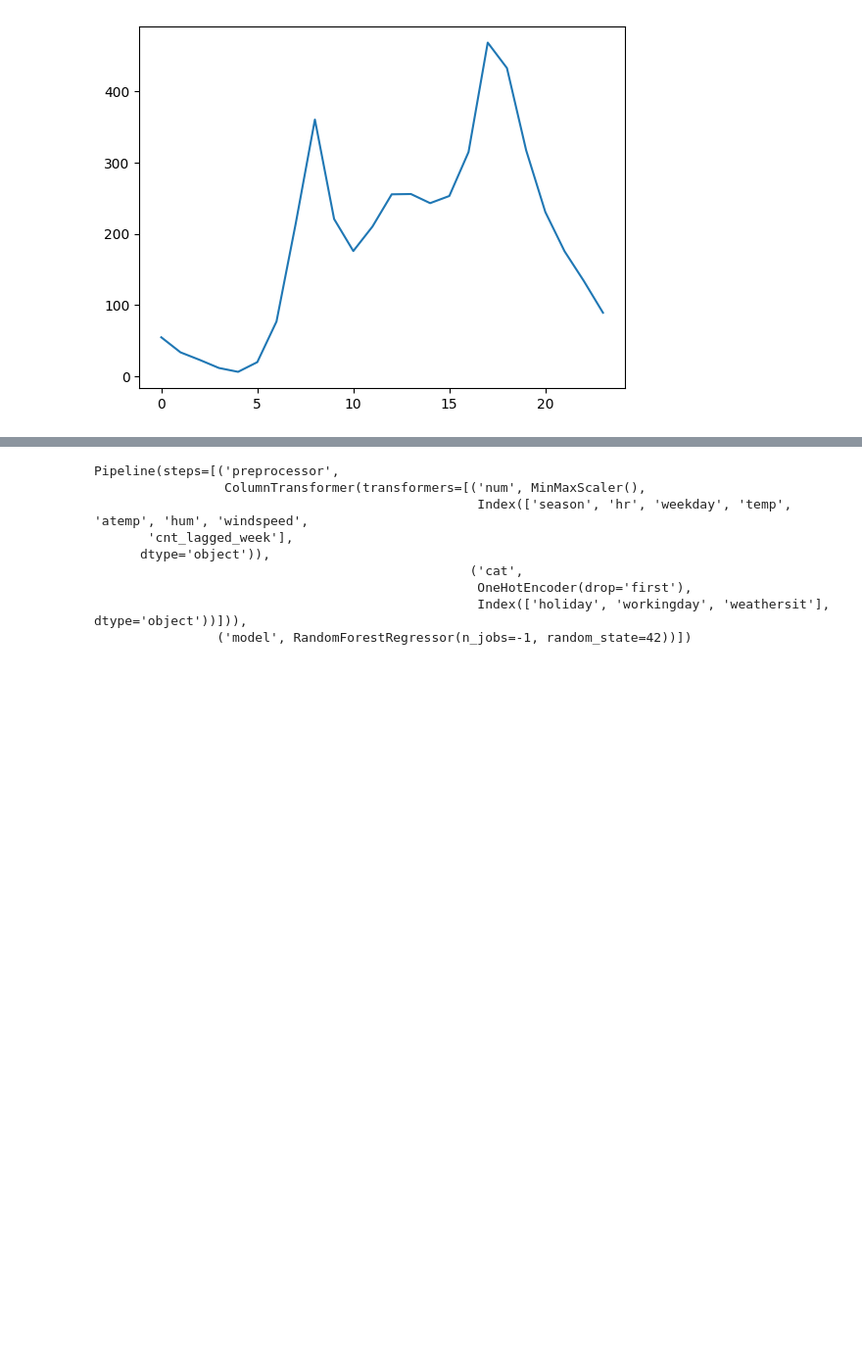
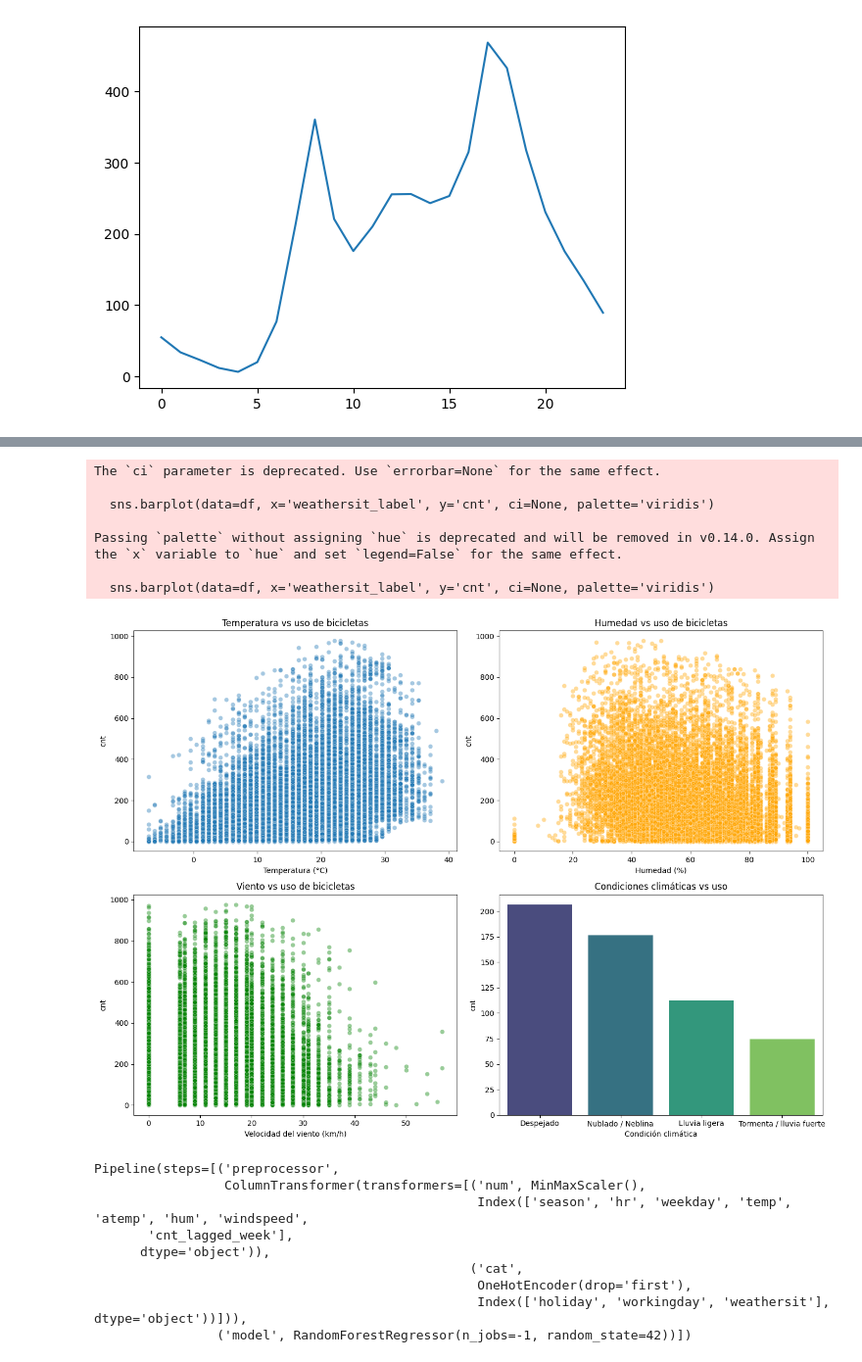
Before and after one commit to elchck81/machine-learning-final-project, a Jupyter notebook: notebooks/bike_sharing.ipynb, the cells around one changed output, grey strips where cells are left out. Shown at 98% size. Drawn from its saved outputs; the diff is of its cells as text; code cells hidden in the pictures; blank space fills up the shorter version.

```diff
--- a/notebooks/bike_sharing.ipynb
+++ b/notebooks/bike_sharing.ipynb
@@ -244,3 +247,57 @@ The `ci` parameter is deprecated. Use `errorbar=None` for the same effect.
+# %%
+plt.figure(figsize=(14,10))
+
+# 1. Temperatura
+plt.subplot(2,2,1)
+sns.scatterplot(data=df_train, x='temp', y='cnt', alpha=0.4)
+plt.title("Temperatura vs uso de bicicletas")
+plt.xlabel("Temperatura (°C)")
+plt.ylabel("cnt")
+
+# 2. Humedad
+plt.subplot(2,2,2)
+sns.scatterplot(data=df, x='hum', y='cnt', alpha=0.4, color='orange')
+plt.title("Humedad vs uso de bicicletas")
+plt.xlabel("Humedad (%)")
+plt.ylabel("cnt")
+
+# 3. Velocidad del viento
+plt.subplot(2,2,3)
+sns.scatterplot(data=df, x='windspeed', y='cnt', alpha=0.4, color='green')
+plt.title("Viento vs uso de bicicletas")
+plt.xlabel("Velocidad del viento (km/h)")
+plt.ylabel("cnt")
+
+# 4. Condición climática (categórica)
+weathersit_labels = {
+    1: "Despejado",
+    2: "Nublado / Neblina",
+    3: "Lluvia ligera",
+    4: "Tormenta / lluvia fuerte"
+}
+
+
+df['weathersit_label'] = df['weathersit'].map(weathersit_labels)
+
+
+
+plt.subplot(2,2,4)
+sns.barplot(data=df, x='weathersit_label', y='cnt', ci=None, palette='viridis')
+plt.title("Condiciones climáticas vs uso")
+plt.xlabel("Condición climática")
+plt.ylabel("cnt")
+
+plt.tight_layout()
+plt.show()
+# %% [output]
+The `ci` parameter is deprecated. Use `errorbar=None` for the same effect.
+
+  sns.barplot(data=df, x='weathersit_label', y='cnt', ci=None, palette='viridis')
+
+Passing `palette` without assigning `hue` is deprecated and will be removed in v0.14.0. Assign the `x` variable to `hue` and set `legend=False` for the same effect.
+
+  sns.barplot(data=df, x='weathersit_label', y='cnt', ci=None, palette='viridis')
+[figure, added]
 # %%
 #Machine Learning
 target = 'cnt'
```
Also changed, not shown: parts of 10 cells of this notebook, 1 other file.
